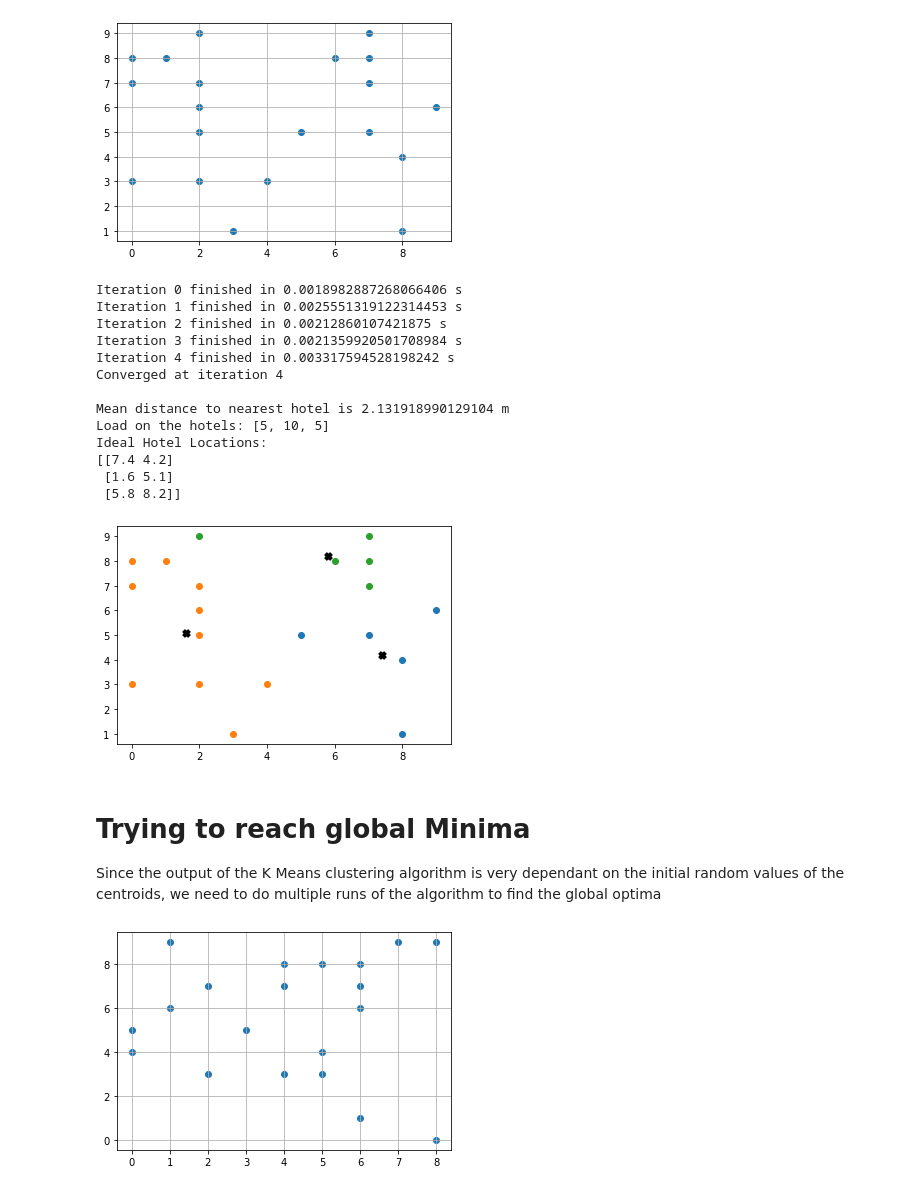
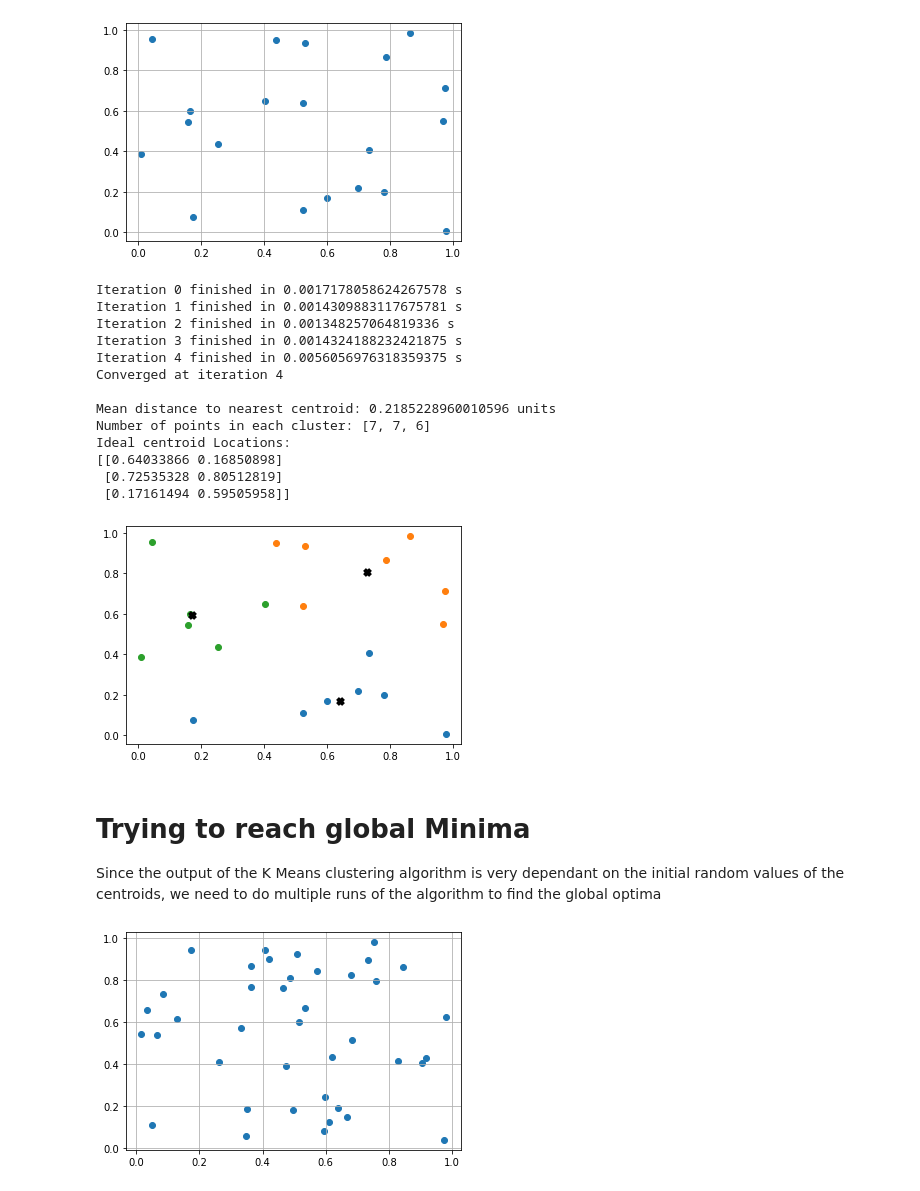
Before and after one commit to Dhruval360/K-Means-Clustering, a Jupyter notebook: KMeansClustering.ipynb, the cells around one changed output. Saved outputs shown, nothing was run; the diff lists cells and outputs as text; code cells hidden in the pictures.

```diff
--- a/KMeansClustering.ipynb
+++ b/KMeansClustering.ipynb
@@ -109,43 +109,43 @@ class KMeans:
             ax.scatter(*point, marker="x", color="black", linewidth=4)
         plt.show()
 # %%
-X = np.random.randint(0, 10, (20,2))
+X = np.random.rand(20,2)
 plt.scatter(X[:,0], X[:,1])
 plt.grid()
 plt.show()
 # %% [output]
-[figure, old version]
+[figure, new version]
 # %%
 k = KMeans(K = 3, maxIters = 150)#, plotSteps=True)
 yPred = k.predict(X)
-print(f"\nMean distance to nearest hotel is {yPred[1]} m")
-print(f"Load on the hotels: {yPred[2]}") # Number of points in each cluster
-print(f"Ideal Hotel Locations:\n{yPred[3]}")
+print(f"\nMean distance to nearest centroid: {yPred[1]} units")
+print(f"Number of points in each cluster: {yPred[2]}") # Number of points in each cluster
+print(f"Ideal centroid Locations:\n{yPred[3]}")
 k.plot()
 # %% [output]
-Iteration 0 finished in 0.0018982887268066406 s
-Iteration 1 finished in 0.0025551319122314453 s
-Iteration 2 finished in 0.00212860107421875 s
-Iteration 3 finished in 0.0021359920501708984 s
-Iteration 4 finished in 0.003317594528198242 s
+Iteration 0 finished in 0.0017178058624267578 s
+Iteration 1 finished in 0.0014309883117675781 s
+Iteration 2 finished in 0.001348257064819336 s
+Iteration 3 finished in 0.0014324188232421875 s
+Iteration 4 finished in 0.0056056976318359375 s
 Converged at iteration 4
 
-Mean distance to nearest hotel is 2.131918990129104 m
-Load on the hotels: [5, 10, 5]
-Ideal Hotel Locations:
-[[7.4 4.2]
- [1.6 5.1]
- [5.8 8.2]]
+Mean distance to nearest centroid: 0.2185228960010596 units
+Number of points in each cluster: [7, 7, 6]
+Ideal centroid Locations:
+[[0.64033866 0.16850898]
+ [0.72535328 0.80512819]
+ [0.17161494 0.59505958]]
-[figure, old version]
+[figure, new version]
 # %% [markdown]
 # Trying to reach global Minima
 Since the output of the K Means clustering algorithm is very dependant on the initial random values of the centroids, we need to do multiple runs of the algorithm to find the global optima
 # %%
-X = np.random.randint(0, 10, (20,2))
+X = np.random.rand(40,2)
 axes = plt.axes()
 axes.grid()
 plt.scatter(X[:,0], X[:,1])
 plt.show()
 # %% [output]
-[figure, old version]
+[figure, new version]
 # %%
```
Also changed, not shown: parts of 3 cells of this notebook.
